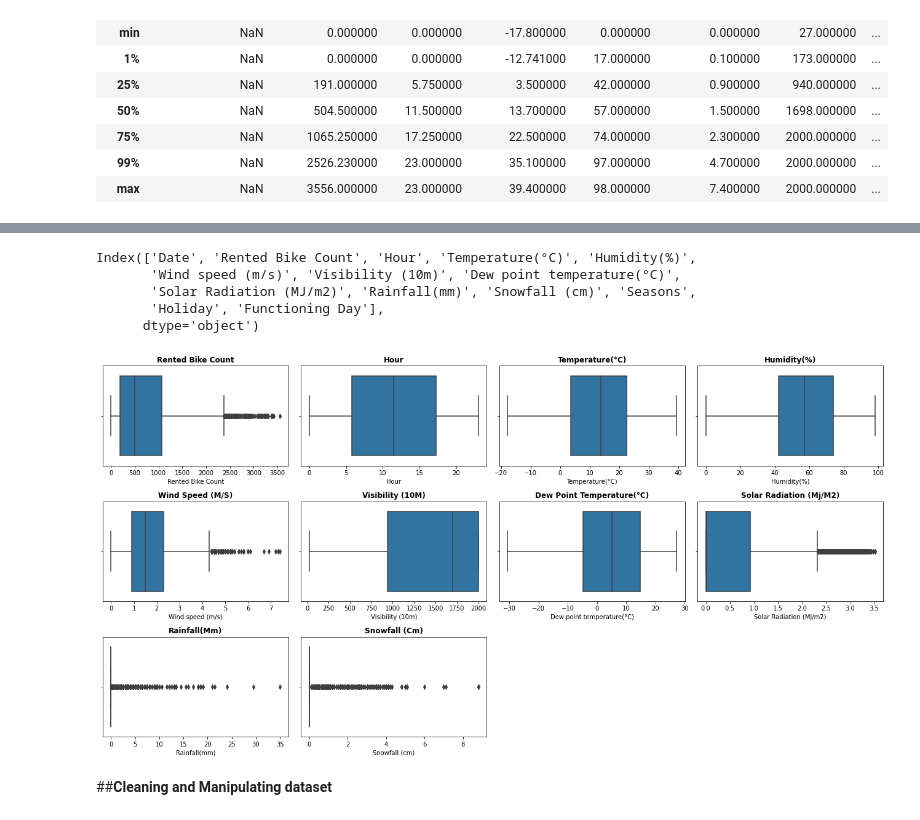
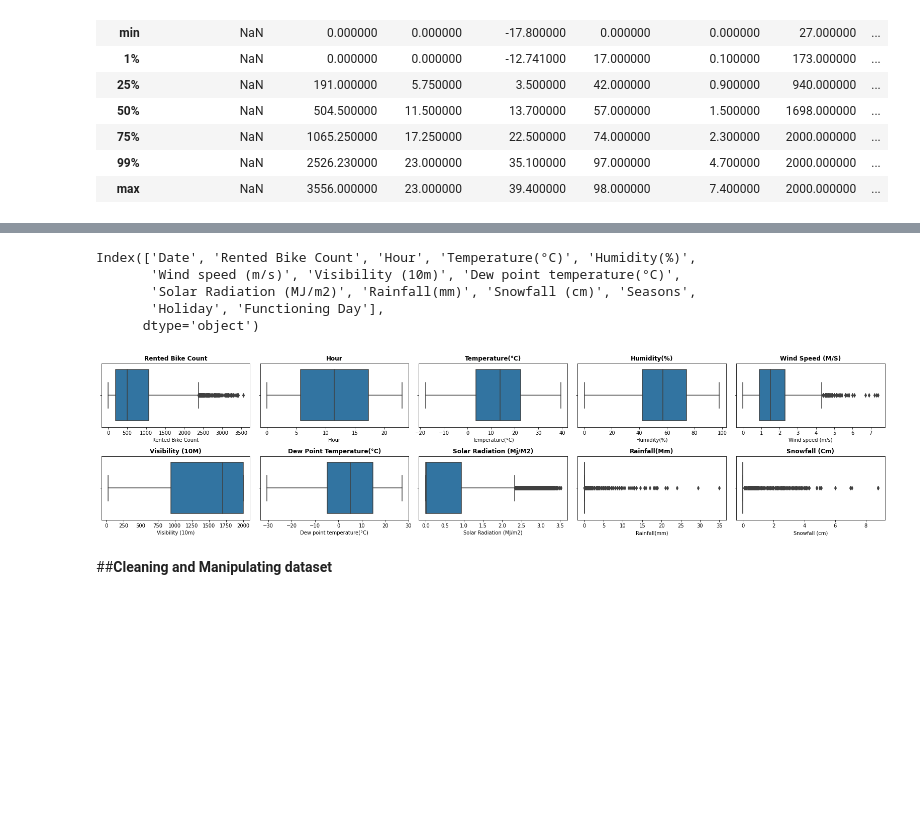
Before and after one commit to dhiru-c/Bike-Sharing-Demand-Prediction---Capstone-Project, a Jupyter notebook: Bike_Sharing_Demand_Prediction_Capstone_Project.ipynb, the cells around one changed output, grey strips where cells are left out. Saved outputs shown, nothing was run; the diff lists cells and outputs as text; code cells hidden in the pictures; blank space fills up the shorter version.

```diff
--- a/Bike_Sharing_Demand_Prediction_Capstone_Project.ipynb
+++ b/Bike_Sharing_Demand_Prediction_Capstone_Project.ipynb
@@ -167,18 +150,19 @@ df[df['Rented Bike Count']> 2526]
-# %%
-df.columns
-# %% [output]
-Index(['Date', 'Rented Bike Count', 'Hour', 'Temperature(°C)', 'Humidity(%)',
-       'Wind speed (m/s)', 'Visibility (10m)', 'Dew point temperature(°C)',
-       'Solar Radiation (MJ/m2)', 'Rainfall(mm)', 'Snowfall (cm)', 'Seasons',
-       'Holiday', 'Functioning Day'],
-      dtype='object')
+# %%
+#Check all the coloumns present in our dataset
+df.columns
+# %% [output]
+Index(['Date', 'Rented Bike Count', 'Hour', 'Temperature(°C)', 'Humidity(%)',
+       'Wind speed (m/s)', 'Visibility (10m)', 'Dew point temperature(°C)',
+       'Solar Radiation (MJ/m2)', 'Rainfall(mm)', 'Snowfall (cm)', 'Seasons',
+       'Holiday', 'Functioning Day'],
+      dtype='object')
 # %%
 # Visualization is the easiest way to have an inference about the overall data and the outliers.
-plt.figure(figsize=(18,15))
+plt.figure(figsize=(22,10))
 for n,column in enumerate(df.describe().columns):
-  plt.subplot(5, 4, n+1)
+  plt.subplot(4, 5, n+1)
   sns.boxplot(df[column])
   plt.title(f'{column.title()}',weight='bold')
   plt.tight_layout()
 # %% [output]
-[figure, old version]
+[figure, new version]
```
Also changed, not shown: parts of 123 cells of this notebook.
